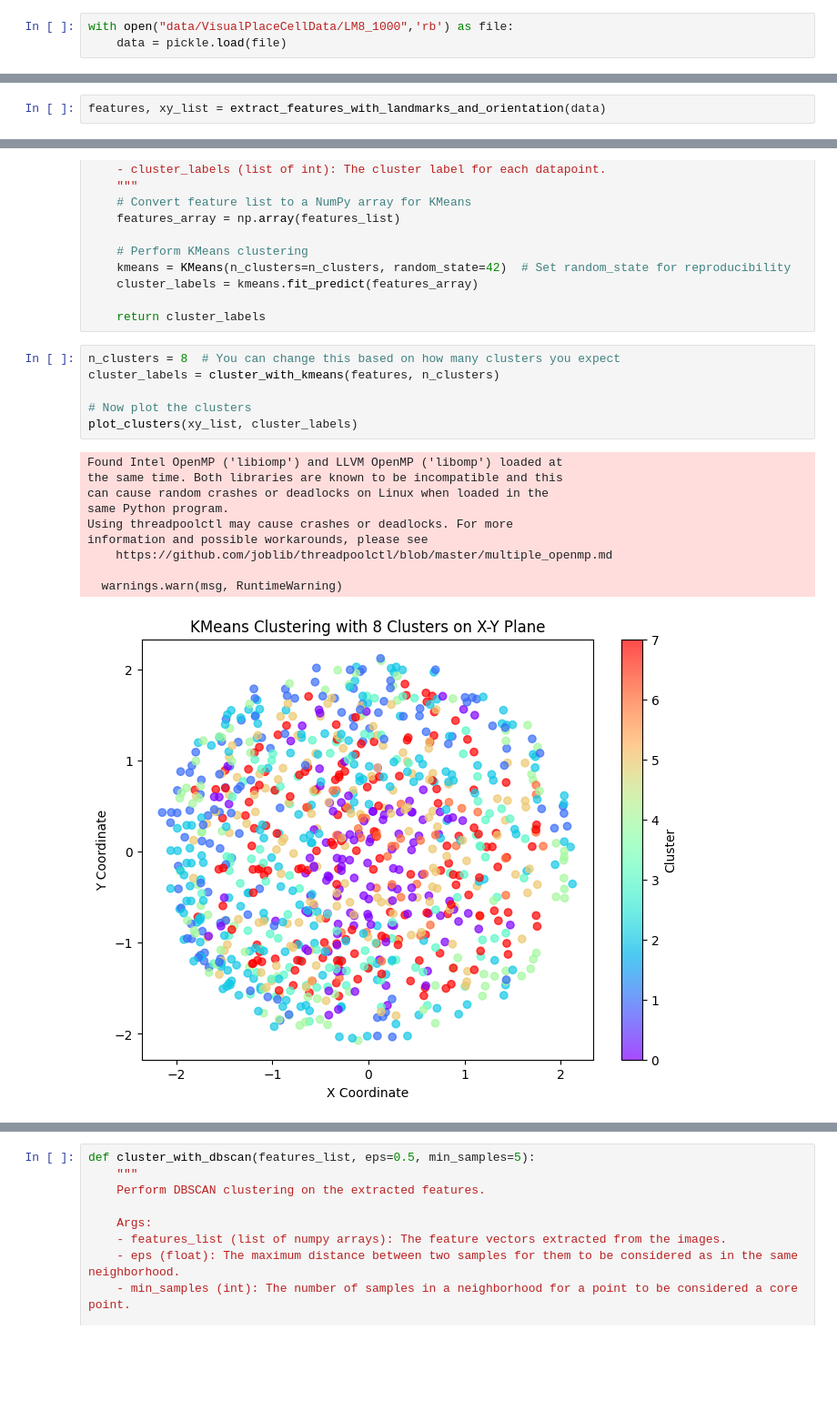
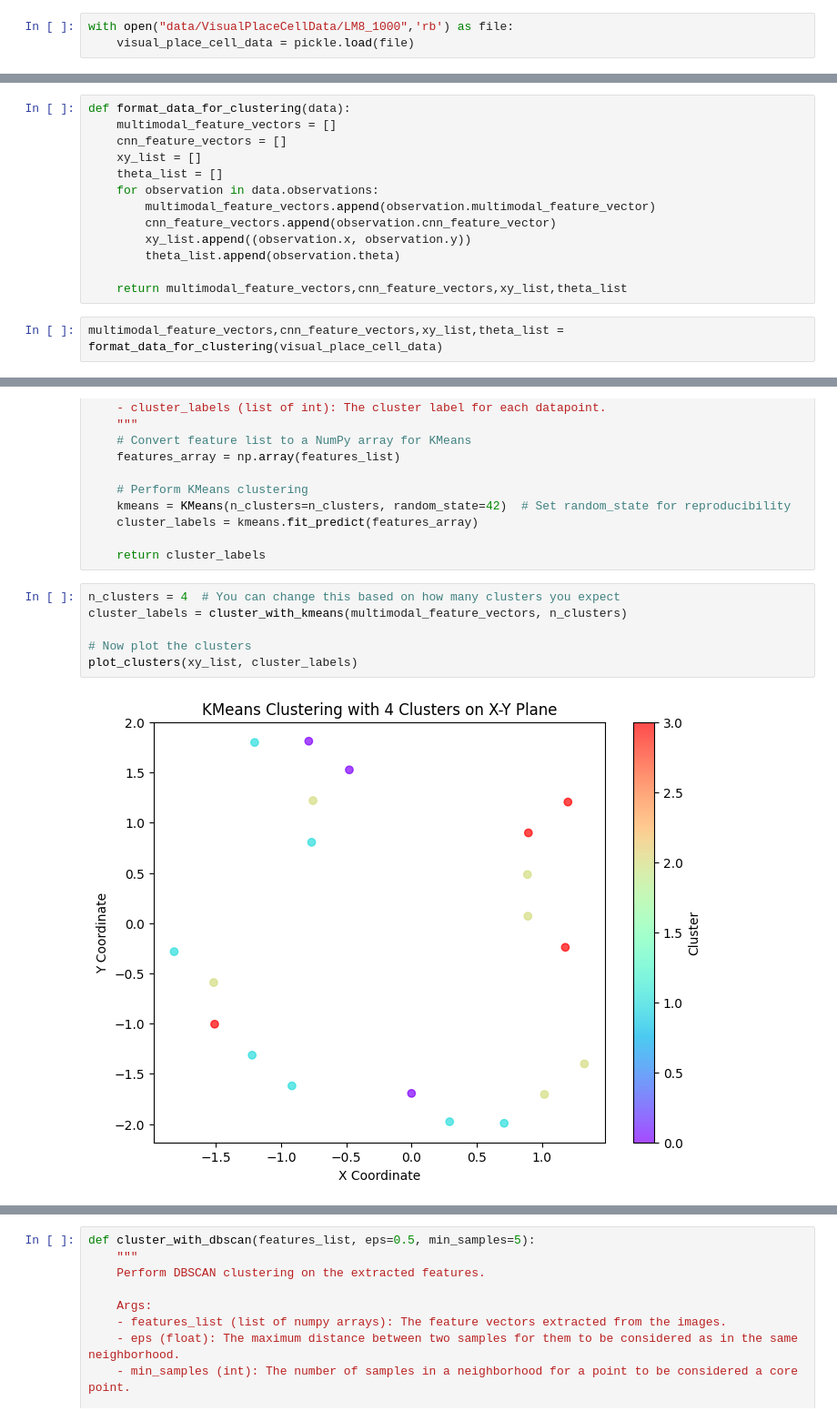
Before and after one commit to biorobaw/FAIRIS, a Jupyter notebook: fairis_tools/experiment_tools/place_cell/VisualPlaceCellProcessing.ipynb, the cells around one changed output, grey strips where cells are left out. Shown at 91% size. Cells and saved outputs as stored; diff of their text form; blank space fills up the shorter version.

Commit message:
visual Place cell stuff

```diff
--- a/fairis_tools/experiment_tools/place_cell/VisualPlaceCellProcessing.ipynb
+++ b/fairis_tools/experiment_tools/place_cell/VisualPlaceCellProcessing.ipynb
@@ -13,3 +13,3 @@ print(os.getcwd())
 # %%
 with open("data/VisualPlaceCellData/LM8_1000",'rb') as file:
-    data = pickle.load(file)
+    visual_place_cell_data = pickle.load(file)
@@ -16,3 +243,18 @@ with open("data/VisualPlaceCellData/LM8_1000",'rb') as file:
+# %%
+def format_data_for_clustering(data):
+    multimodal_feature_vectors = []
+    cnn_feature_vectors = []
+    xy_list = []
+    theta_list = []
+    for observation in data.observations:
+        multimodal_feature_vectors.append(observation.multimodal_feature_vector)
+        cnn_feature_vectors.append(observation.cnn_feature_vector)
+        xy_list.append((observation.x, observation.y))
+        theta_list.append(observation.theta)
+
+    return multimodal_feature_vectors,cnn_feature_vectors,xy_list,theta_list
+# %%
+multimodal_feature_vectors,cnn_feature_vectors,xy_list,theta_list = format_data_for_clustering(visual_place_cell_data)
 # %% [markdown]
 ## Clustering Plots
 # %%
@@ -159,2 +334,0 @@ def extract_features_with_landmarks_and_orientation(dataset):
-# %%
-features, xy_list = extract_features_with_landmarks_and_orientation(data)
@@ -201,19 +356,10 @@ def cluster_with_kmeans(features_list, n_clusters):
 
     return cluster_labels
 # %%
-n_clusters = 8  # You can change this based on how many clusters you expect
-cluster_labels = cluster_with_kmeans(features, n_clusters)
+n_clusters = 4  # You can change this based on how many clusters you expect
+cluster_labels = cluster_with_kmeans(multimodal_feature_vectors, n_clusters)
 
 # Now plot the clusters
 plot_clusters(xy_list, cluster_labels)
 # %% [output]
-Found Intel OpenMP ('libiomp') and LLVM OpenMP ('libomp') loaded at
-the same time. Both libraries are known to be incompatible and this
-can cause random crashes or deadlocks on Linux when loaded in the
-same Python program.
-Using threadpoolctl may cause crashes or deadlocks. For more
-information and possible workarounds, please see
-    https://github.com/joblib/threadpoolctl/blob/master/multiple_openmp.md
-
-  warnings.warn(msg, RuntimeWarning)
-[figure, old version]
+[figure, new version]
```
Also changed, not shown: parts of 7 cells of this notebook, 9 other files.
